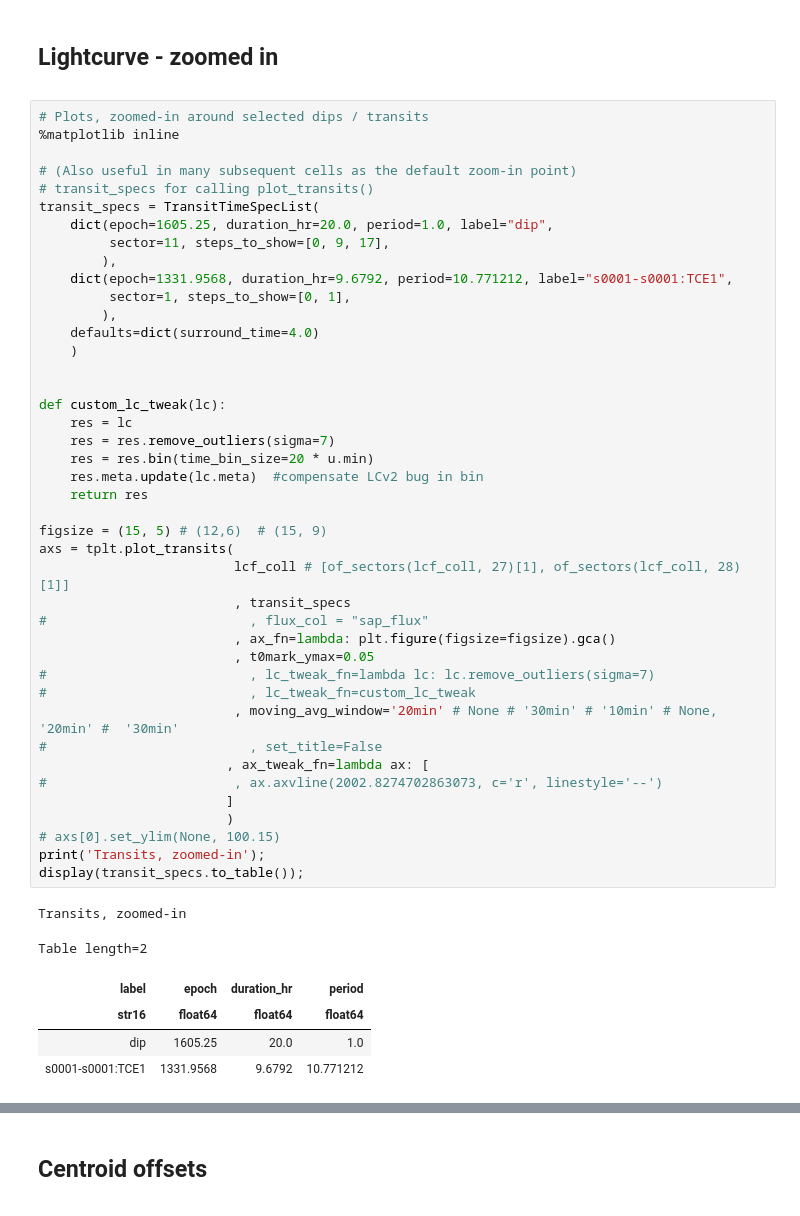
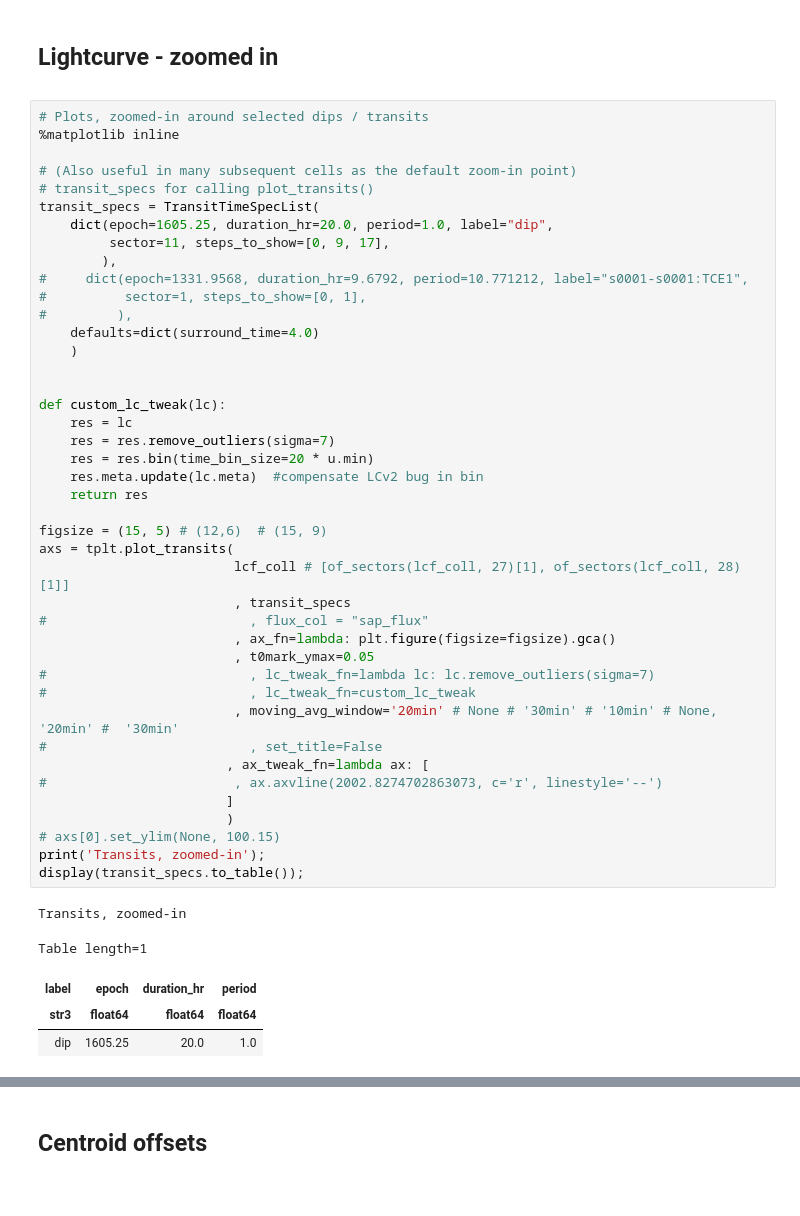
Before and after one commit to orionlee/pht_eb_stats, a Jupyter notebook: vetting_samples/EB_V_348898049.ipynb, the cells around one changed output, grey strips where cells are left out. Cells and saved outputs as stored; diff of their text form.

```diff
--- a/vetting_samples/EB_V_348898049.ipynb
+++ b/vetting_samples/EB_V_348898049.ipynb
@@ -314,45 +315,44 @@ transit_specs = TransitTimeSpecList(
     dict(epoch=1605.25, duration_hr=20.0, period=1.0, label="dip",
          sector=11, steps_to_show=[0, 9, 17],
         ),
-    dict(epoch=1331.9568, duration_hr=9.6792, period=10.771212, label="s0001-s0001:TCE1",
-         sector=1, steps_to_show=[0, 1],
-        ),
+#     dict(epoch=1331.9568, duration_hr=9.6792, period=10.771212, label="s0001-s0001:TCE1",
+#          sector=1, steps_to_show=[0, 1],
+#         ),
     defaults=dict(surround_time=4.0)
     )
 
 
 def custom_lc_tweak(lc):
     res = lc
     res = res.remove_outliers(sigma=7)
     res = res.bin(time_bin_size=20 * u.min)
     res.meta.update(lc.meta)  #compensate LCv2 bug in bin
     return res
 
 figsize = (15, 5) # (12,6)  # (15, 9)
 axs = tplt.plot_transits(
                          lcf_coll # [of_sectors(lcf_coll, 27)[1], of_sectors(lcf_coll, 28)[1]]
                          , transit_specs
 #                          , flux_col = "sap_flux"
                          , ax_fn=lambda: plt.figure(figsize=figsize).gca()
                          , t0mark_ymax=0.05
 #                          , lc_tweak_fn=lambda lc: lc.remove_outliers(sigma=7)
 #                          , lc_tweak_fn=custom_lc_tweak
                          , moving_avg_window='20min' # None # '30min' # '10min' # None, '20min' #  '30min'
 #                          , set_title=False
                         , ax_tweak_fn=lambda ax: [
 #                        , ax.axvline(2002.8274702863073, c='r', linestyle='--')
                         ]
                         )
 # axs[0].set_ylim(None, 100.15)
 print('Transits, zoomed-in');
 display(transit_specs.to_table());
 # %% [output]
 Transits, zoomed-in
-Table length=2
+Table length=1
 | label | epoch | duration_hr | period |
-| str16 | float64 | float64 | float64 |
+| str3 | float64 | float64 | float64 |
 | dip | 1605.25 | 20.0 | 1.0 |
-| s0001-s0001:TCE1 | 1331.9568 | 9.6792 | 10.771212 |
 [figure]
 [figure]
 [figure]
```
Also changed, not shown: parts of 4 cells of this notebook, 6 other files.
